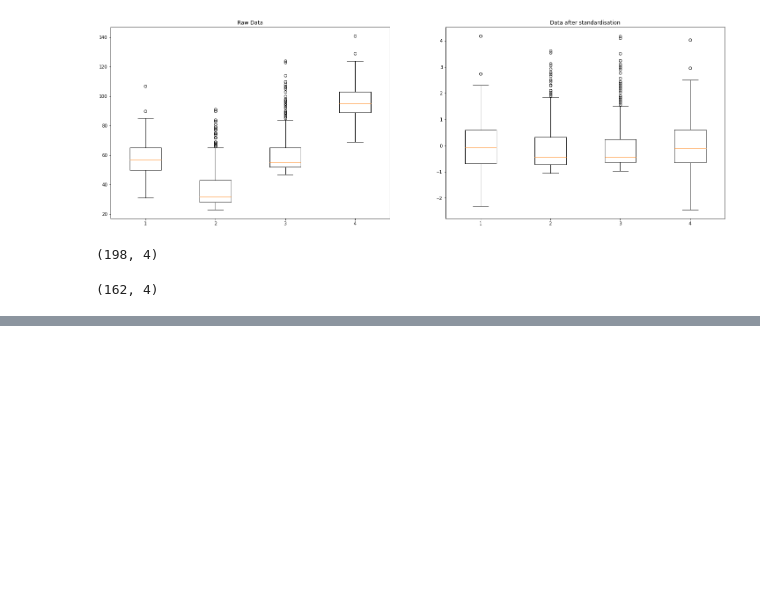
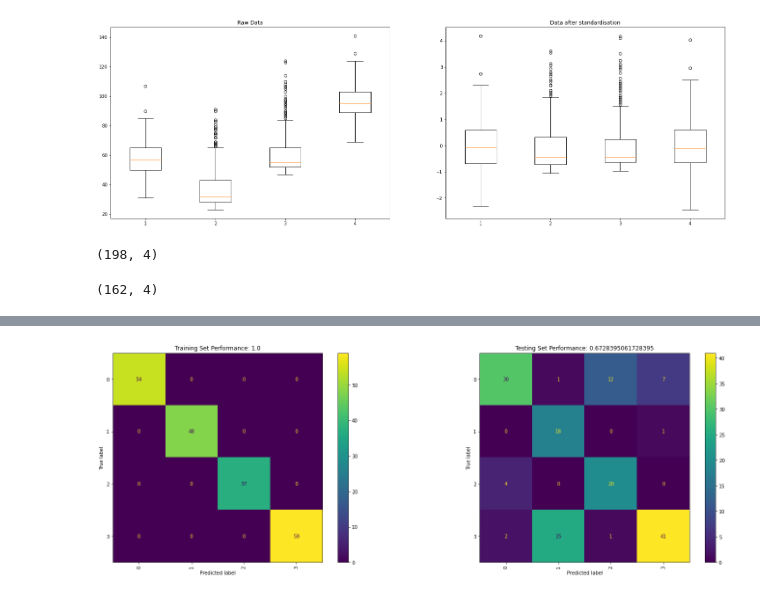
Before and after one commit to Sunthas515/420-1, a Jupyter notebook: Assessment 1A/Question2.ipynb, the cells around one changed output, grey strips where cells are left out. Cells and saved outputs as stored; diff of their text form; code cells hidden in the pictures; blank space fills up the shorter version.

```diff
--- a/Assessment 1A/Question2.ipynb
+++ b/Assessment 1A/Question2.ipynb
@@ -133,0 +138,6 @@ eval_model(svm, X_train, Y_train, X_test, Y_test)
+# %%
+rf = RandomForestClassifier(n_estimators=250, max_depth=15, random_state=0)
+rf.fit(X_train, Y_train)
+eval_model(rf, X_train, Y_train, X_test, Y_test)
+# %% [output]
+[figure, added]
```
Also changed, not shown: parts of 19 cells of this notebook.
